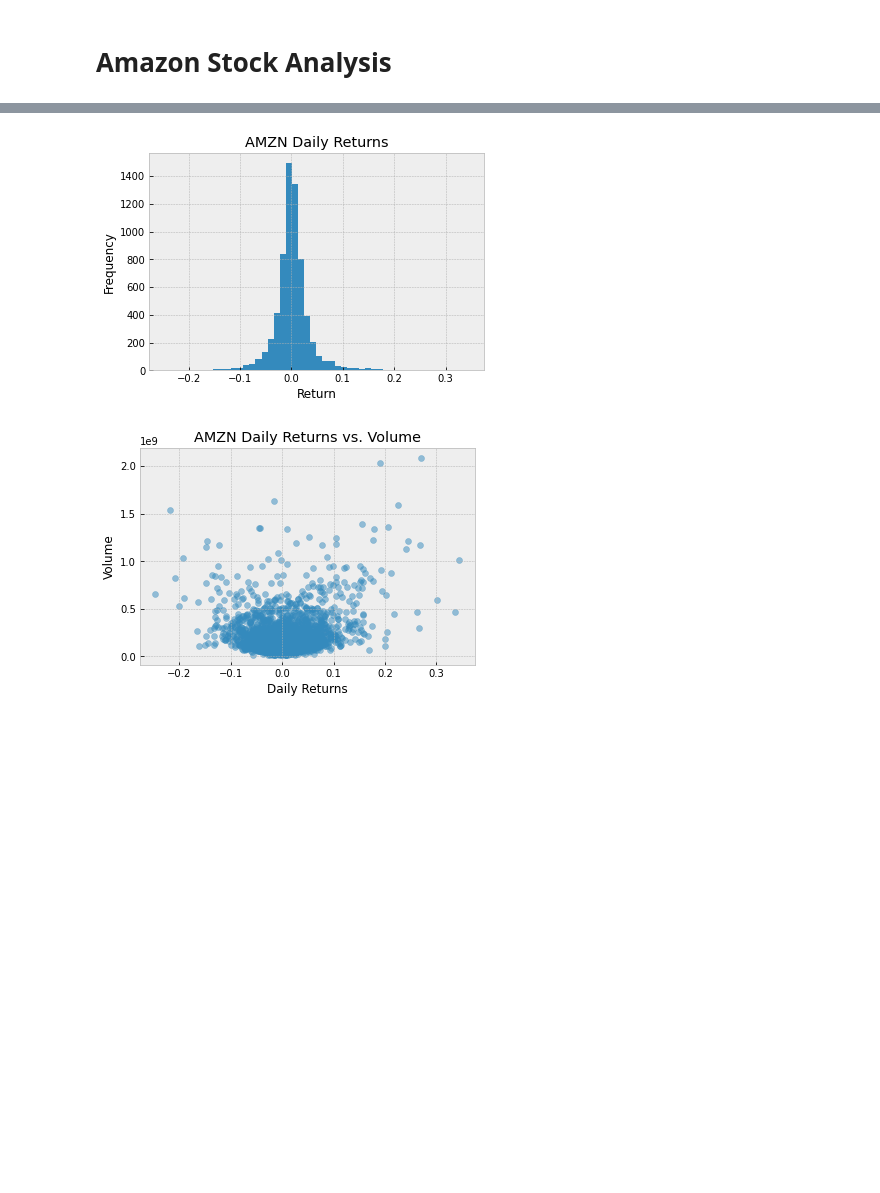
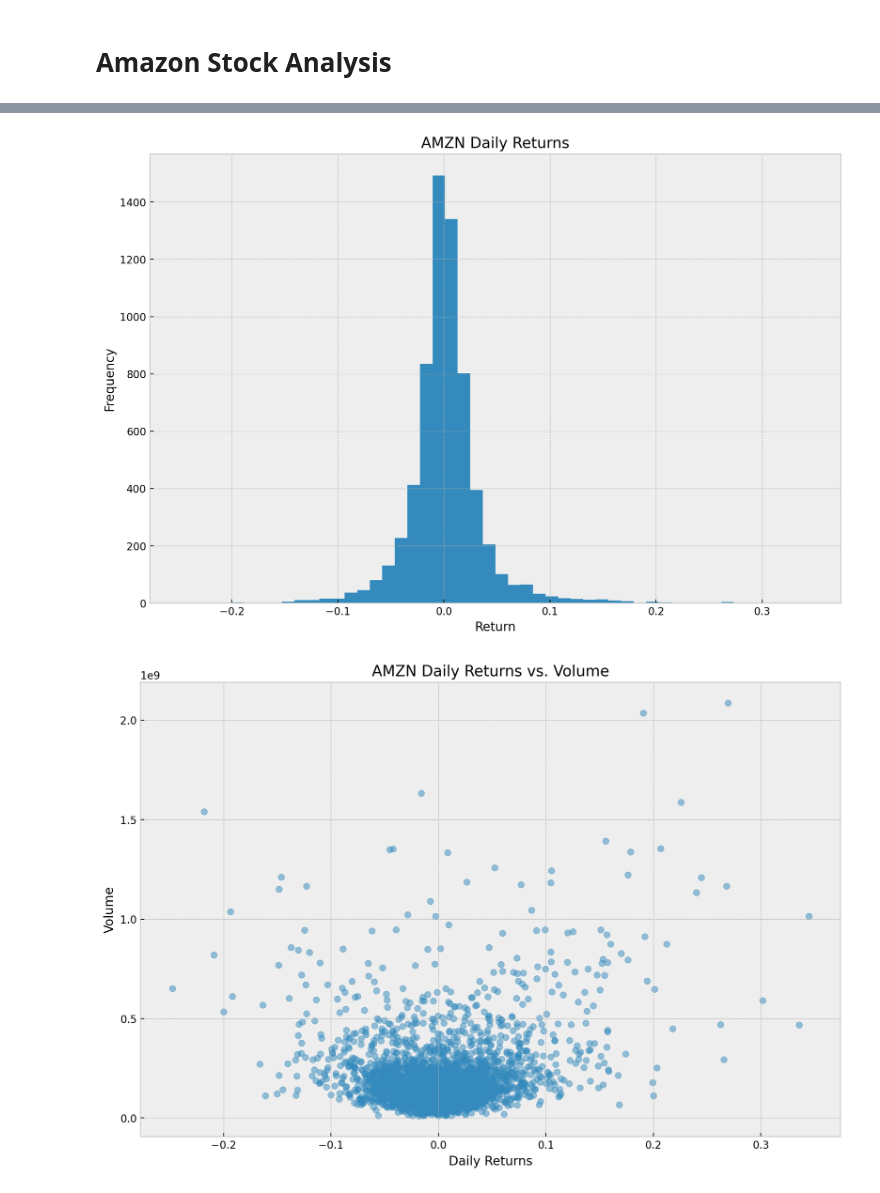
Before and after one commit to dibend/Jupyter, a Jupyter notebook: AMZN.ipynb, the cells around one changed output, grey strips where cells are left out. Saved outputs shown, nothing was run; the diff lists cells and outputs as text; code cells hidden in the pictures; blank space fills up the shorter version.

```diff
--- a/AMZN.ipynb
+++ b/AMZN.ipynb
@@ -13,9 +13,13 @@ import yfinance as yf
 import matplotlib.pyplot as plt
 
 plt.style.use("bmh")
+fig=plt.figure(figsize=(12,8), dpi= 200)
+plt.rcParams['figure.figsize'] = [12, 8]
+plt.rcParams['figure.dpi'] = 200
 
 # Next, we'll retrieve the stock data for AMZN
-stock_data = yf.Ticker("AMZN").history(period="max")
+ticker = yf.Ticker("AMZN")
+stock_data = ticker.history(period="max")
 
 # We can also plot the daily return distribution using a histogram
 plt.hist(stock_data['Close'].pct_change(), bins=50)
@@ -125,5 +129,5 @@ Requirement already satisfied: python-dateutil>=2.1 in /usr/local/lib/python3.8/
 Requirement already satisfied: kiwisolver>=1.0.1 in /usr/local/lib/python3.8/dist-packages (from matplotlib>=2.2->seaborn) (1.4.4)
 Requirement already satisfied: pytz>=2017.3 in /usr/local/lib/python3.8/dist-packages (from pandas>=0.23->seaborn) (2022.7)
 Requirement already satisfied: six>=1.5 in /usr/local/lib/python3.8/dist-packages (from python-dateutil>=2.1->matplotlib>=2.2->seaborn) (1.15.0)
-[figure, old version]
+[figure, new version]
-[figure, old version]
+[figure, new version]
```
Also changed, not shown: parts of 1 cell of this notebook.
